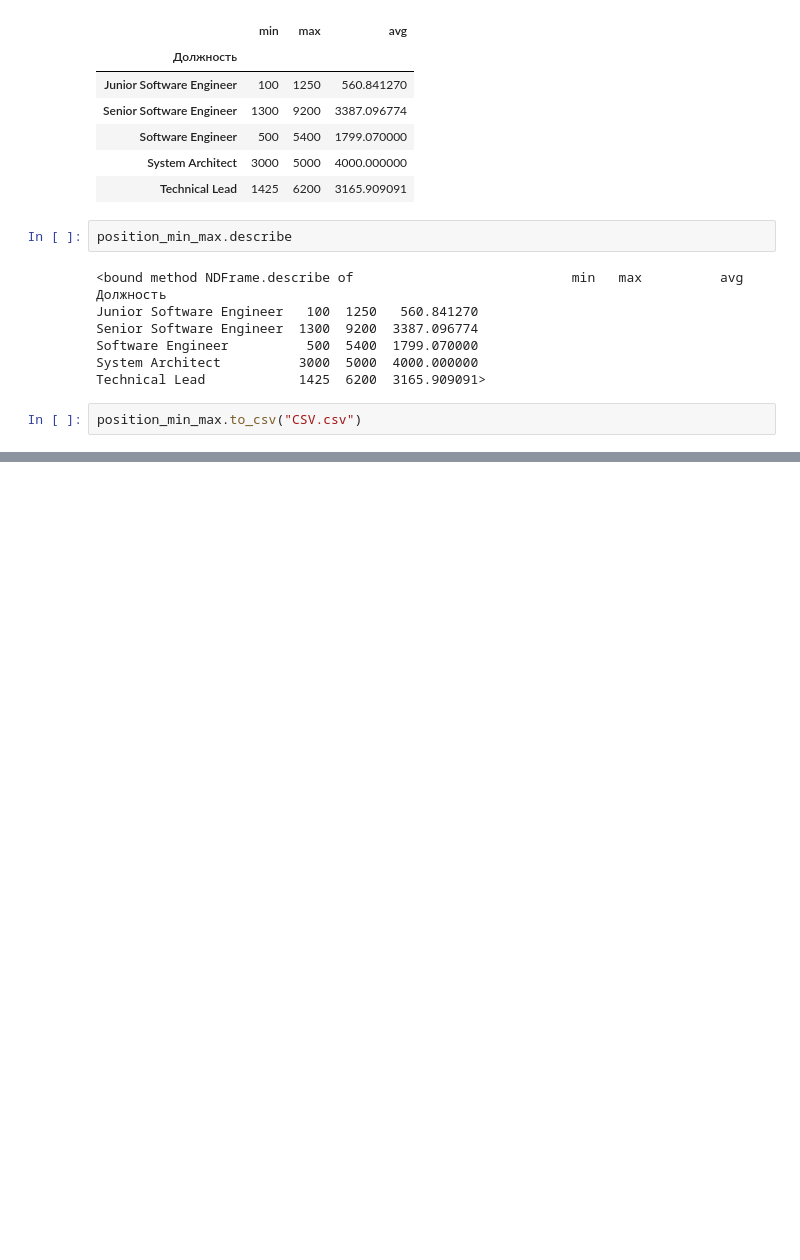
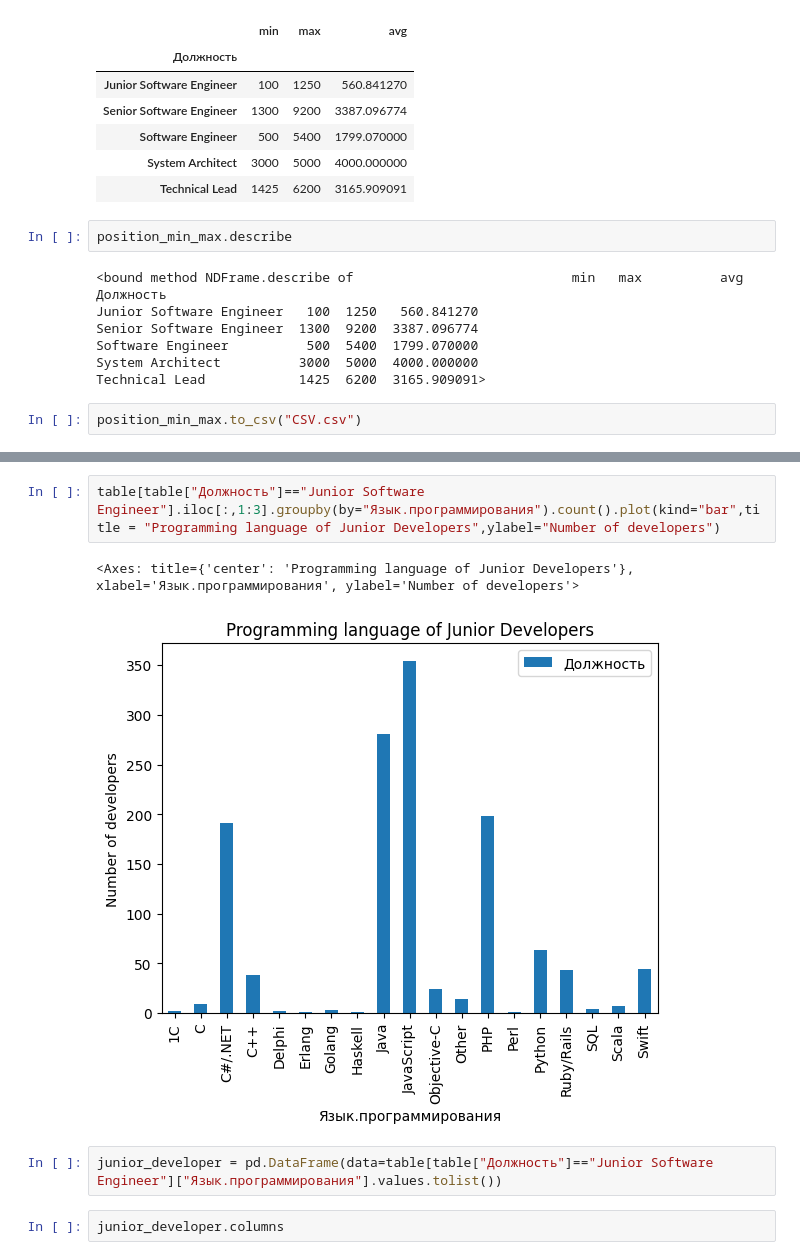
Before and after one commit to alimak86/Data-Science-HW-2, a Jupyter notebook: HW2.2.ipynb, the cells around one changed output, grey strips where cells are left out. Drawn from its saved outputs; the diff is of its cells as text; blank space fills up the shorter version.

```diff
--- a/HW2.2.ipynb
+++ b/HW2.2.ipynb
@@ -196,0 +213,9 @@ position_min_max.to_csv("CSV.csv")
+# %%
+table[table["Должность"]=="Junior Software Engineer"].iloc[:,1:3].groupby(by="Язык.программирования").count().plot(kind="bar",title = "Programming language of Junior Developers",ylabel="Number of developers")
+# %% [output]
+<Axes: title={'center': 'Programming language of Junior Developers'}, xlabel='Язык.программирования', ylabel='Number of developers'>
+[figure, added]
+# %%
+junior_developer = pd.DataFrame(data=table[table["Должность"]=="Junior Software Engineer"]["Язык.программирования"].values.tolist())
+# %%
+junior_developer.columns
```
Also changed, not shown: parts of 3 cells of this notebook, 1 other file.
